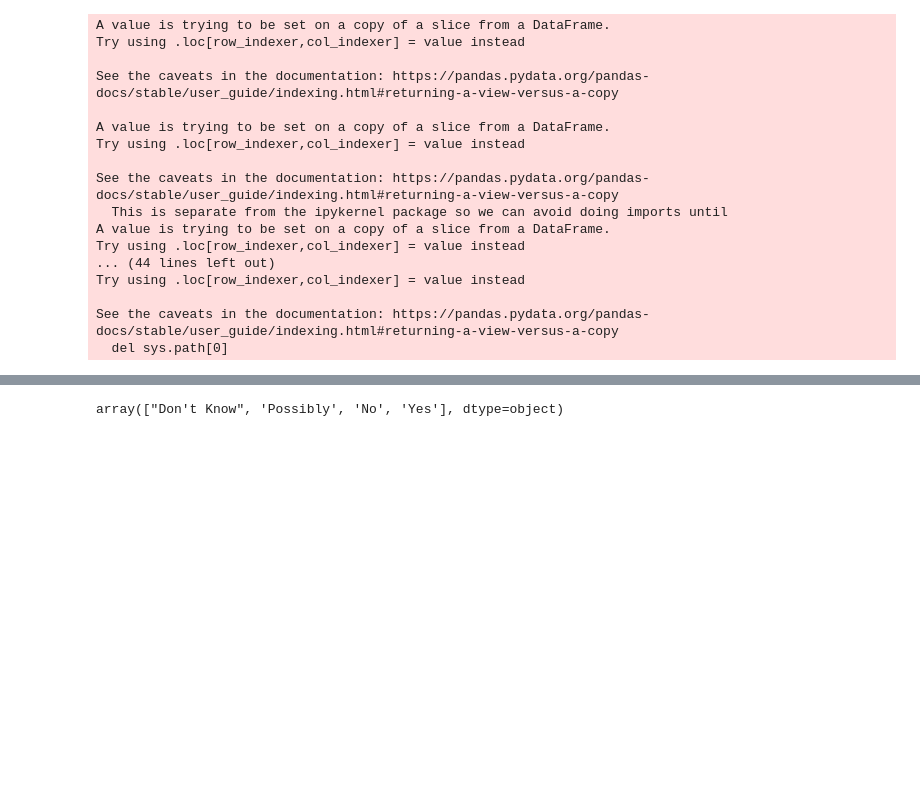
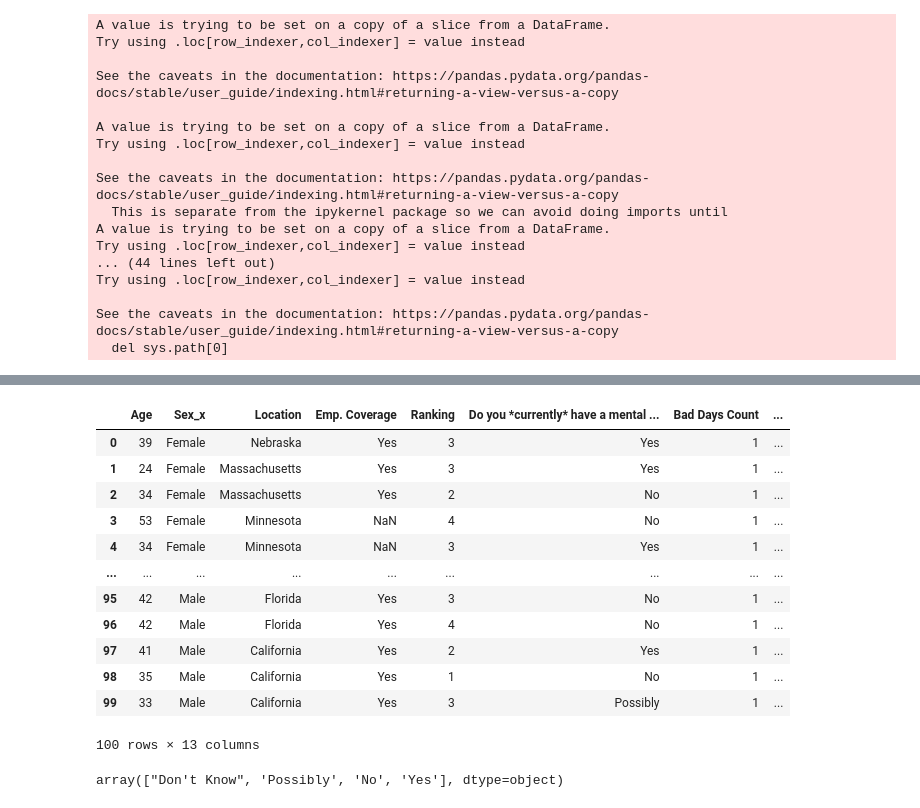
Before and after one commit to haiwy1218/mentalhealth_tech, a Jupyter notebook: mentalhealth_tech.ipynb, the cells around one changed output, grey strips where cells are left out. Saved outputs shown, nothing was run; the diff lists cells and outputs as text; code cells hidden in the pictures; blank space fills up the shorter version.

```diff
--- a/mentalhealth_tech.ipynb
+++ b/mentalhealth_tech.ipynb
@@ -242,2 +247,9 @@ MentalHealthClean2
 # %%
 output_data_file = "MentalH.csv"
+# %%
+#split data frame by sex
+# This is so that we can join by location more easily
+#NaN were not removed from the osmi data set because ever row contained at least one NaN
+
+Female_osmi_data =MentalHealthClean2 [MentalHealthClean2['Sex'] == 'Female']
+Male_osmi_data=MentalHealthClean2[MentalHealthClean2['Sex'] == 'Male']
@@ -243,0 +272,10 @@ output_data_file = "MentalH.csv"
+# %%
+#Join male data sets and female datasets
+males_merge= pd.merge(Male_osmi_data, Males, on='Location')
+males_merge=males_merge.drop(columns=["Sex_y"])
+
+
+Females_merge= pd.merge(Female_osmi_data, Females, on='Location')
+Females_merge=Females_merge.drop(columns=["Sex_y"])
+
+Females_merge.head()
@@ -244,3 +289,21 @@ output_data_file = "MentalH.csv"
+# %%
+#making the master sheet by cocatinating the tow joins. This will add the sheets together without dropping any rows
+Master_sheet= pd.concat([Females_merge, males_merge], ignore_index=True)
+Master_sheet.head(100)
+# %% [output]
+|  | Age | Sex_x | Location | Emp. Coverage | Ranking | Do you *currently* have a mental ... | Bad Days Count | ... |
+| 0 | 39 | Female | Nebraska | Yes | 3 | Yes | 1 | ... |
+| 1 | 24 | Female | Massachusetts | Yes | 3 | Yes | 1 | ... |
+| 2 | 34 | Female | Massachusetts | Yes | 2 | No | 1 | ... |
+| 3 | 53 | Female | Minnesota | NaN | 4 | No | 1 | ... |
+| 4 | 34 | Female | Minnesota | NaN | 3 | Yes | 1 | ... |
+| ... | ... | ... | ... | ... | ... | ... | ... | ... |
+| 95 | 42 | Male | Florida | Yes | 3 | No | 1 | ... |
+| 96 | 42 | Male | Florida | Yes | 4 | No | 1 | ... |
+| 97 | 41 | Male | California | Yes | 2 | Yes | 1 | ... |
+| 98 | 35 | Male | California | Yes | 1 | No | 1 | ... |
+| 99 | 33 | Male | California | Yes | 3 | Possibly | 1 | ... |
+100 rows × 13 columns
 # %%
 #MentalHealthClean2.to_csv(index=False)
 # %%
```
Also changed, not shown: parts of 8 cells of this notebook.
